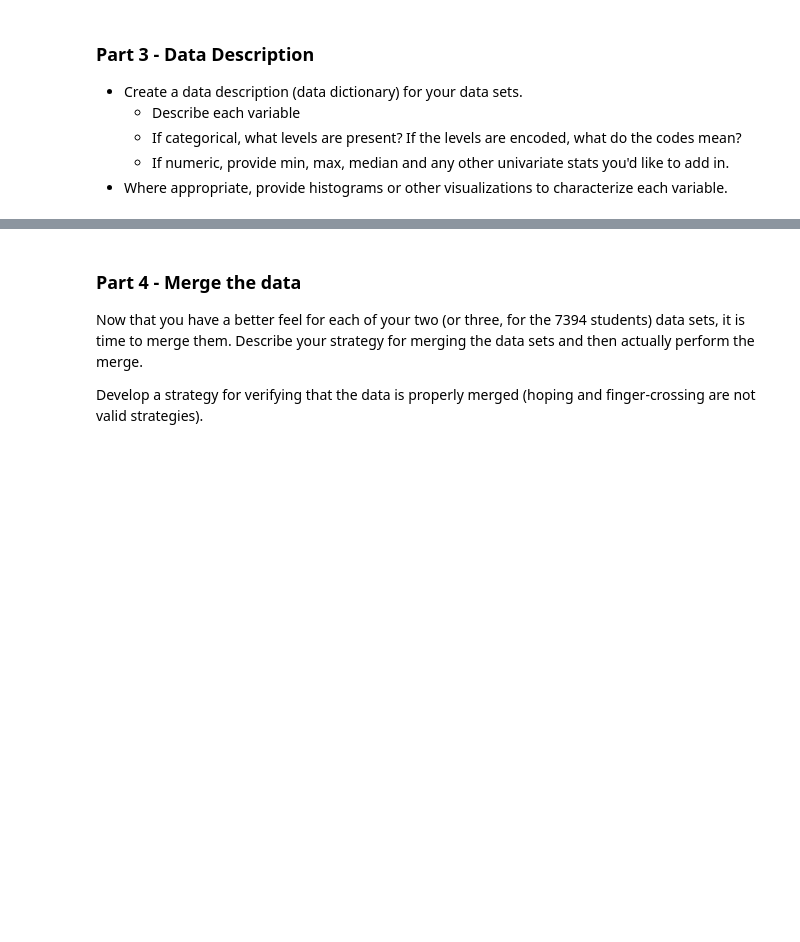
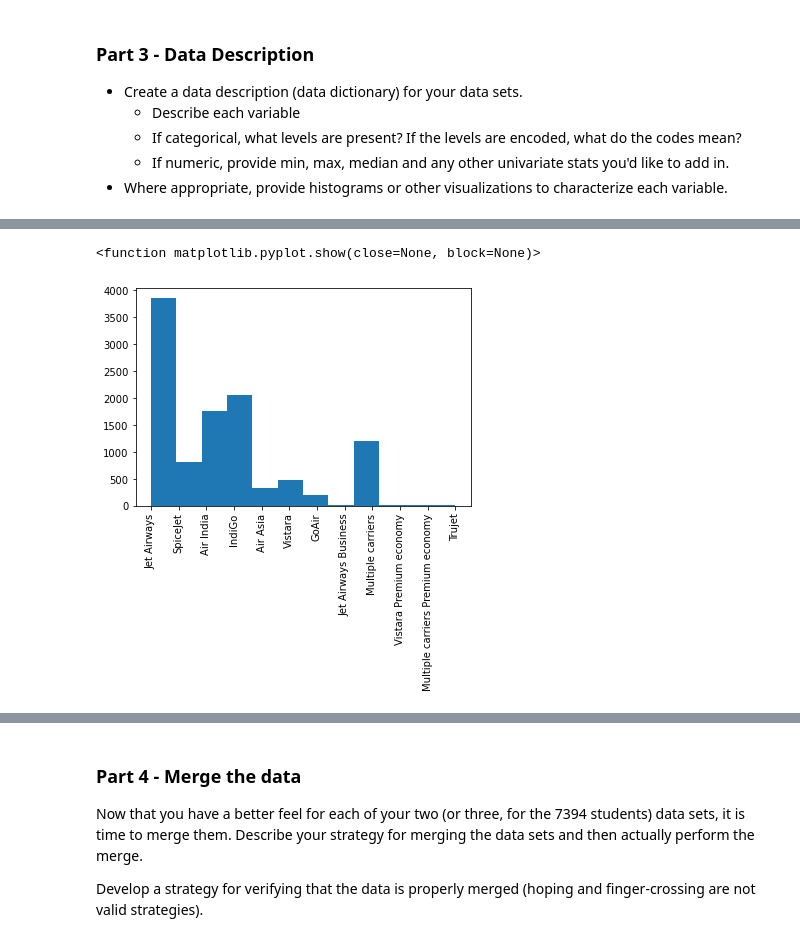
Before and after one commit to claywrentz/MLProject2, a Jupyter notebook: Project02.ipynb, the cells around one changed output, grey strips where cells are left out. Saved outputs shown, nothing was run; the diff lists cells and outputs as text; code cells hidden in the pictures; blank space fills up the shorter version.

```diff
--- a/Project02.ipynb
+++ b/Project02.ipynb
@@ -265,0 +280,6 @@ There is no missing data, all columns have 300,153 non-null entries.
+# %%
+h = flight1['Duration'].str.extract('(\d+)h', expand=False).astype(float) * 60
+m = flight1['Duration'].str.extract('(\d+)m', expand=False).astype(float)
+
+flight1['Duration'] = h.add(m, fill_value=0).astype(int)
+flight1.head()
@@ -265,0 +295,2 @@ There is no missing data, all columns have 300,153 non-null entries.
+# %%
+flight1['Arrival_Time'] = flight1['Arrival_Time'].str[0:5]
@@ -265,0 +299,5 @@ There is no missing data, all columns have 300,153 non-null entries.
+# %%
+flight1 = flight1.dropna(0)
+flight1['Total_Stops'] = flight1['Total_Stops'].str[0:1]
+flight1['Total_Stops'] = [c.replace('n', '0') for c in flight1['Total_Stops']]
+flight1['Total_Stops'] = flight1['Total_Stops'].astype(int)
@@ -265,0 +325,7 @@ There is no missing data, all columns have 300,153 non-null entries.
+# %%
+plt.hist(flight1['Airline'], bins = 12, density = False)
+plt.xticks(rotation='vertical')
+plt.show
+# %% [output]
+<function matplotlib.pyplot.show(close=None, block=None)>
+[figure, added]
```
Also changed, not shown: parts of 21 cells of this notebook.
